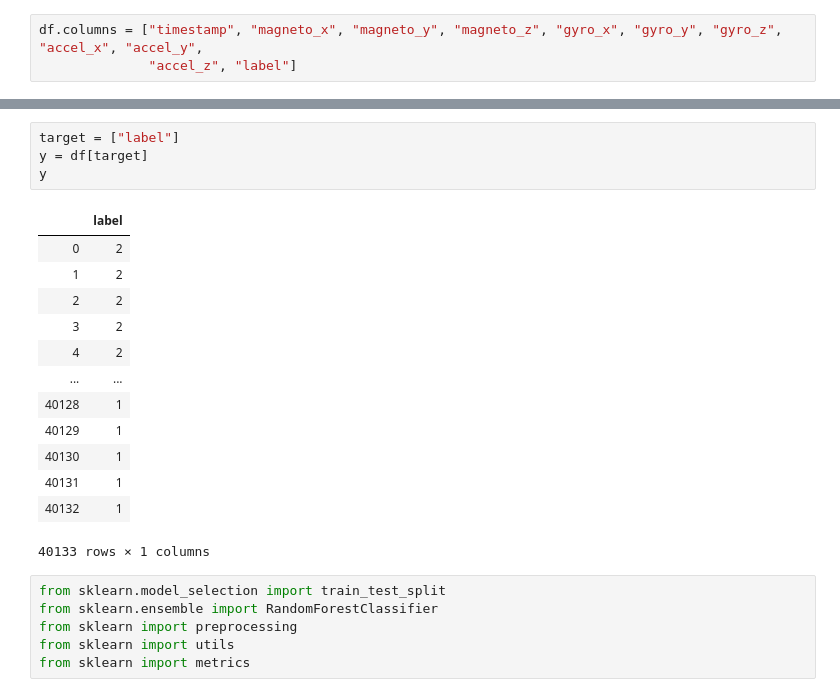
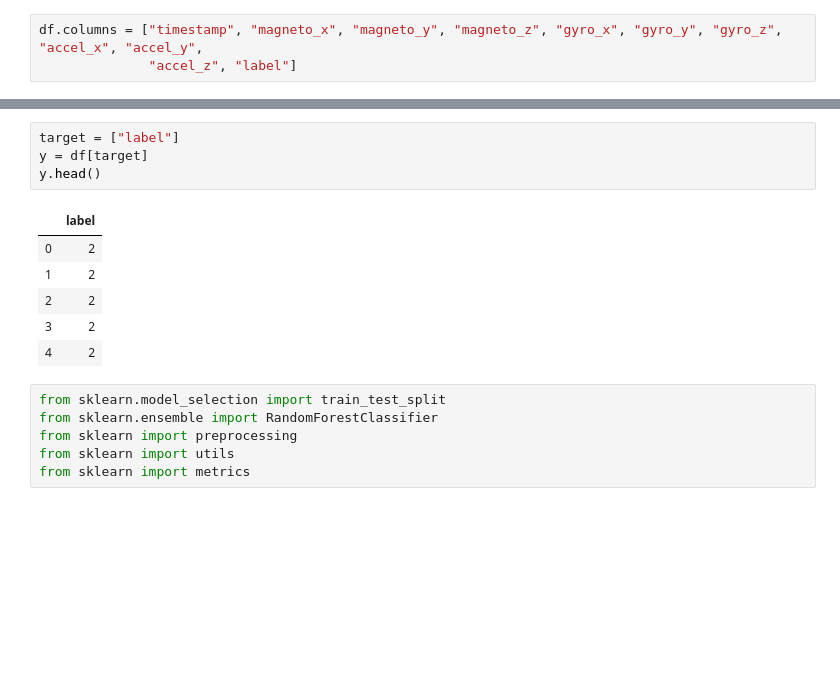
Before and after one commit to ddhruvgupta/MaliciousApp, a Jupyter notebook: Random Forrest Classifier.ipynb, the cells around one changed output, grey strips where cells are left out. Drawn from its saved outputs; the diff is of its cells as text; blank space fills up the shorter version.

```diff
--- a/Random Forrest Classifier.ipynb
+++ b/Random Forrest Classifier.ipynb
@@ -46,21 +67,14 @@ X
 # %%
 target = ["label"]
 y = df[target]
-y
+y.head()
 # %% [output]
 |  | label |
 | 0 | 2 |
 | 1 | 2 |
 | 2 | 2 |
 | 3 | 2 |
 | 4 | 2 |
-| ... | ... |
-| 40128 | 1 |
-| 40129 | 1 |
-| 40130 | 1 |
-| 40131 | 1 |
-| 40132 | 1 |
-40133 rows × 1 columns
 # %%
 from sklearn.model_selection import train_test_split
 from sklearn.ensemble import RandomForestClassifier
```
Also changed, not shown: parts of 21 cells of this notebook.
